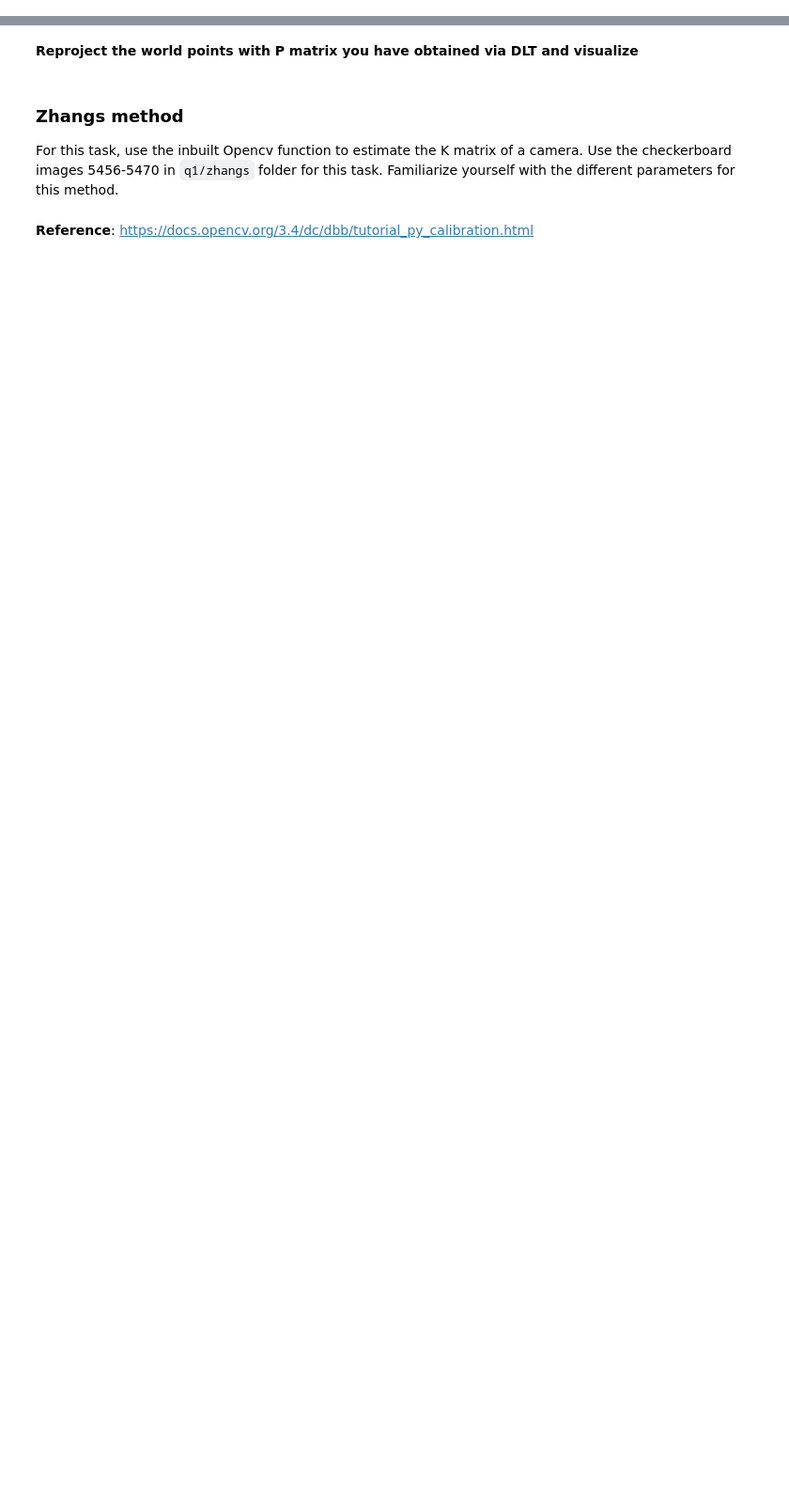
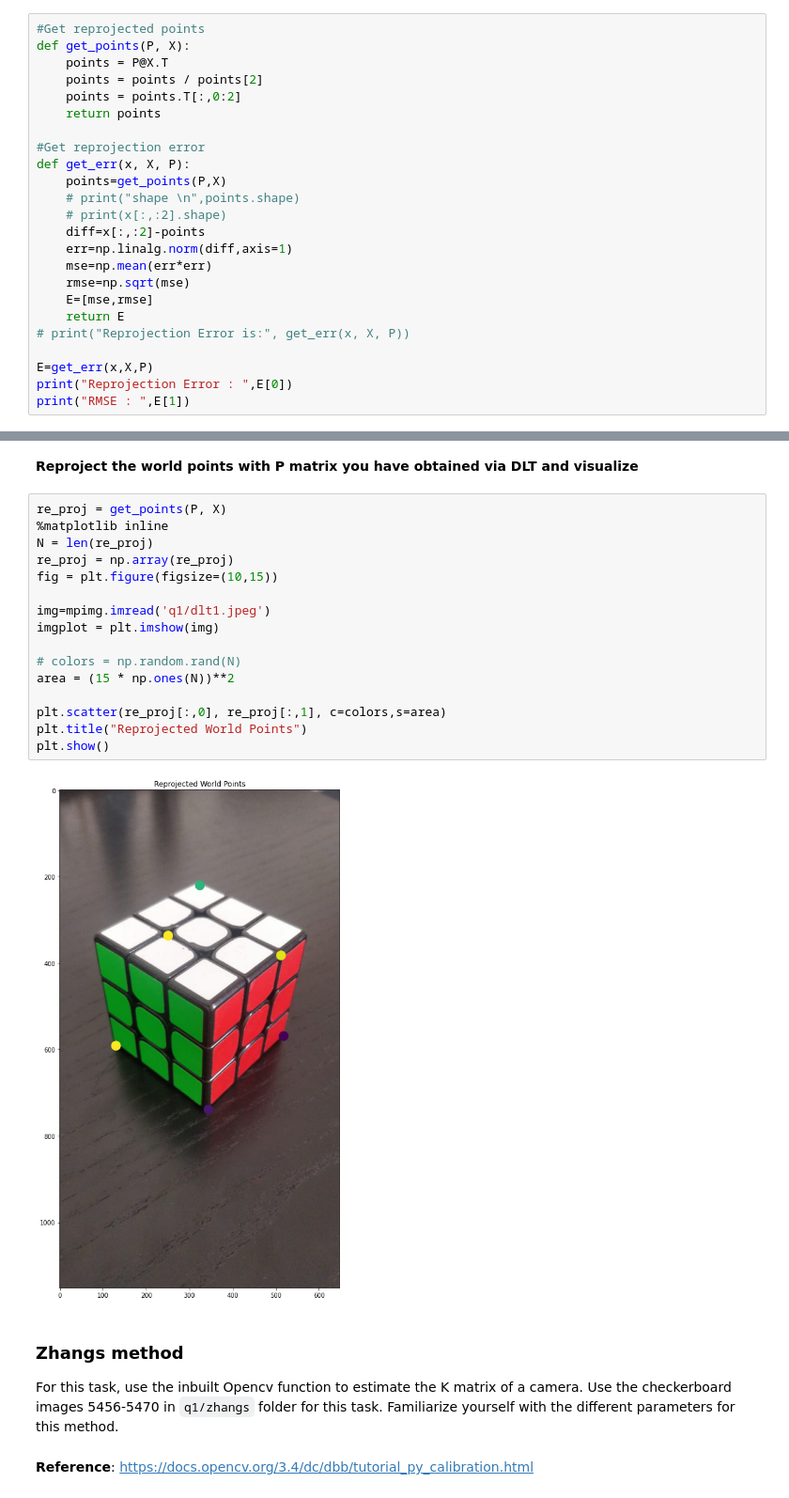
Before and after one commit to BhaskarJoshi-01/Mobile-Robotics---Monsoon-2021, a Jupyter notebook: Assignment-4/Assignment4.ipynb, the cells around one changed output, grey strips where cells are left out. Shown at 94% size. Drawn from its saved outputs; the diff is of its cells as text; blank space fills up the shorter version.

```diff
--- a/Assignment-4/Assignment4.ipynb
+++ b/Assignment-4/Assignment4.ipynb
@@ -80,0 +166,24 @@ print("Reprojection Error is:", get_err(x, X, P))
+# %%
+#Get reprojected points
+def get_points(P, X):
+    points = P@X.T
+    points = points / points[2]
+    points = points.T[:,0:2]
+    return points
+
+#Get reprojection error
+def get_err(x, X, P):
+    points=get_points(P,X)
+    # print("shape \n",points.shape)
+    # print(x[:,:2].shape)
+    diff=x[:,:2]-points
+    err=np.linalg.norm(diff,axis=1)
+    mse=np.mean(err*err)
+    rmse=np.sqrt(mse)
+    E=[mse,rmse]
+    return E
+# print("Reprojection Error is:", get_err(x, X, P))
+
+E=get_err(x,X,P)
+print("Reprojection Error : ",E[0])
+print("RMSE : ",E[1])
@@ -94,5 +254,23 @@ Use `np.isclose` to verify the matrix
 # %% [markdown]
 **Reproject the world points with P matrix you have obtained via DLT and visualize**
+# %%
+re_proj = get_points(P, X)
+%matplotlib inline
+N = len(re_proj)
+re_proj = np.array(re_proj)
+fig = plt.figure(figsize=(10,15))
+
+img=mpimg.imread('q1/dlt1.jpeg')
+imgplot = plt.imshow(img)
+
+# colors = np.random.rand(N)
+area = (15 * np.ones(N))**2
+
+plt.scatter(re_proj[:,0], re_proj[:,1], c=colors,s=area)
+plt.title("Reprojected World Points")
+plt.show()
+# %% [output]
+[figure, added]
 # %% [markdown]
 ### Zhangs method
 
```
Also changed, not shown: parts of 11 cells of this notebook.
